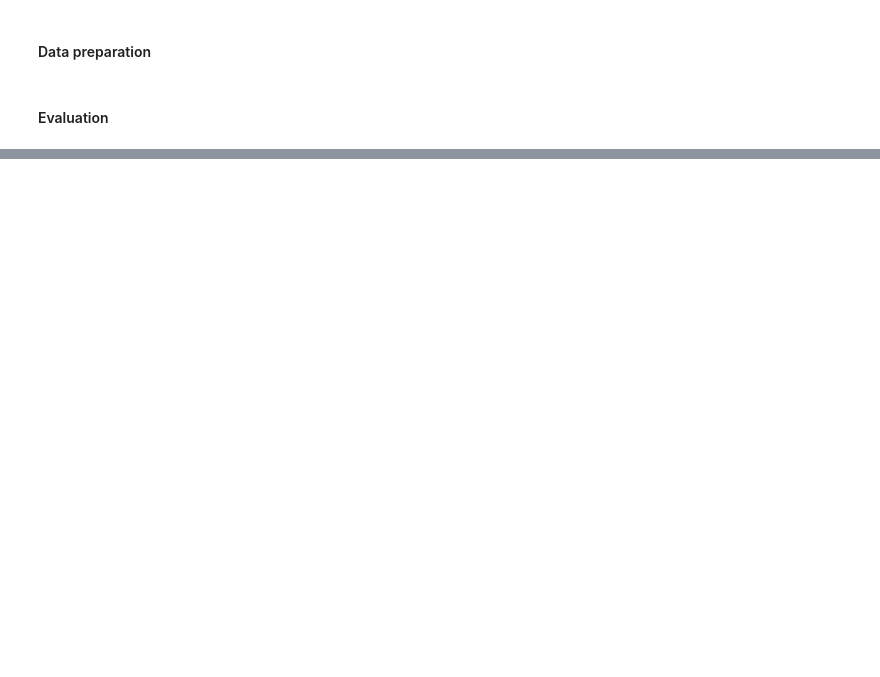
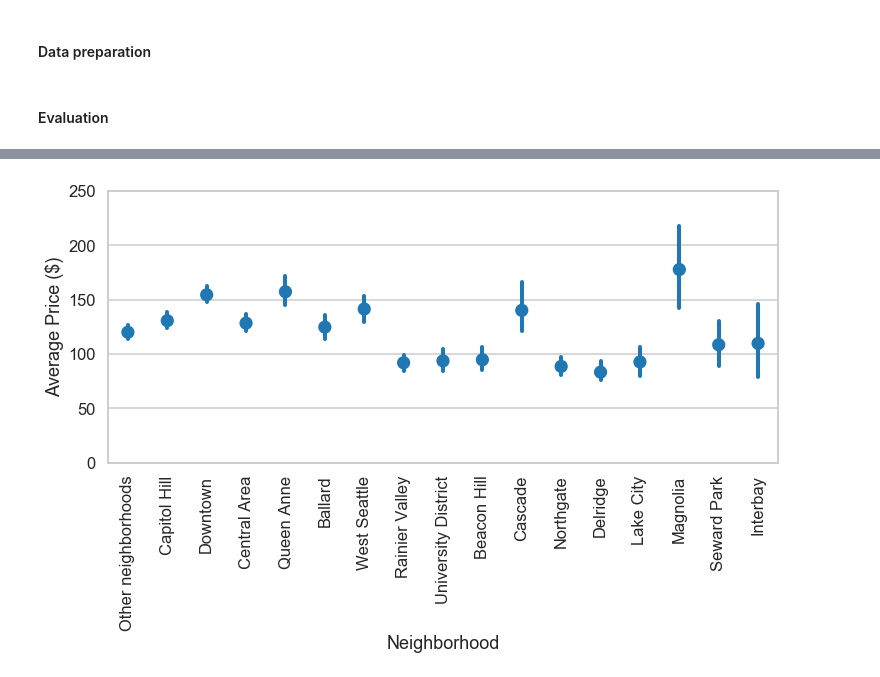
Before and after one commit to zhengwang522/seattle-airbnb-data, a Jupyter notebook: notebook.ipynb, the cells around one changed output, grey strips where cells are left out. Drawn from its saved outputs; the diff is of its cells as text; code cells hidden in the pictures; blank space fills up the shorter version.

```diff
--- a/notebook.ipynb
+++ b/notebook.ipynb
@@ -188,0 +124,16 @@ array(['Queen Anne', nan, 'Ballard', 'Phinney Ridge', 'Fremont',
+# %%
+# matplotlib
+#plt.errorbar(x=price_by_area.index.tolist(), y=price_by_area['mean'], yerr=price_by_area['sem']*2,fmt='o')
+#plt.xticks(price_by_area.index.tolist())
+#plt.gca().set_xticklabels(price_by_area['neighbourhood_group_cleansed'],rotation=90);
+plt.figure(figsize=(12,5))
+# sort neighbors to match pandas plots
+#sorted_neighbors = sorted(listings['neighbourhood_group_cleansed'].unique().tolist())
+ax = sns.pointplot(x='neighbourhood_group_cleansed',y='price', data=listings, join=False, order = neighborhood_sorted)
+for tick in ax.get_xticklabels():
+    tick.set_rotation(90)
+ax.set_xlabel('Neighborhood')
+ax.set_ylabel('Average Price ($)')
+ax.set_ylim(0, 250);
+# %% [output]
+[figure, added]
```
Also changed, not shown: parts of 41 cells of this notebook.
